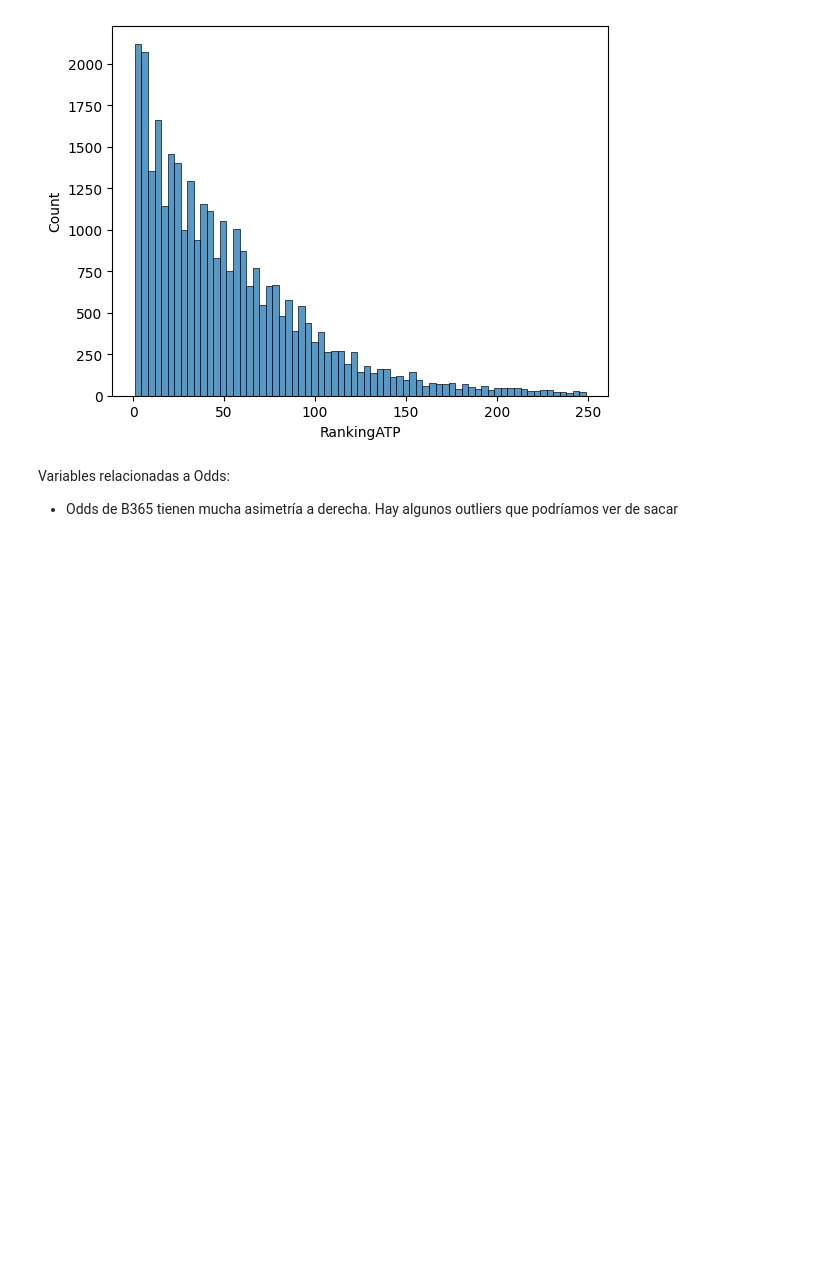
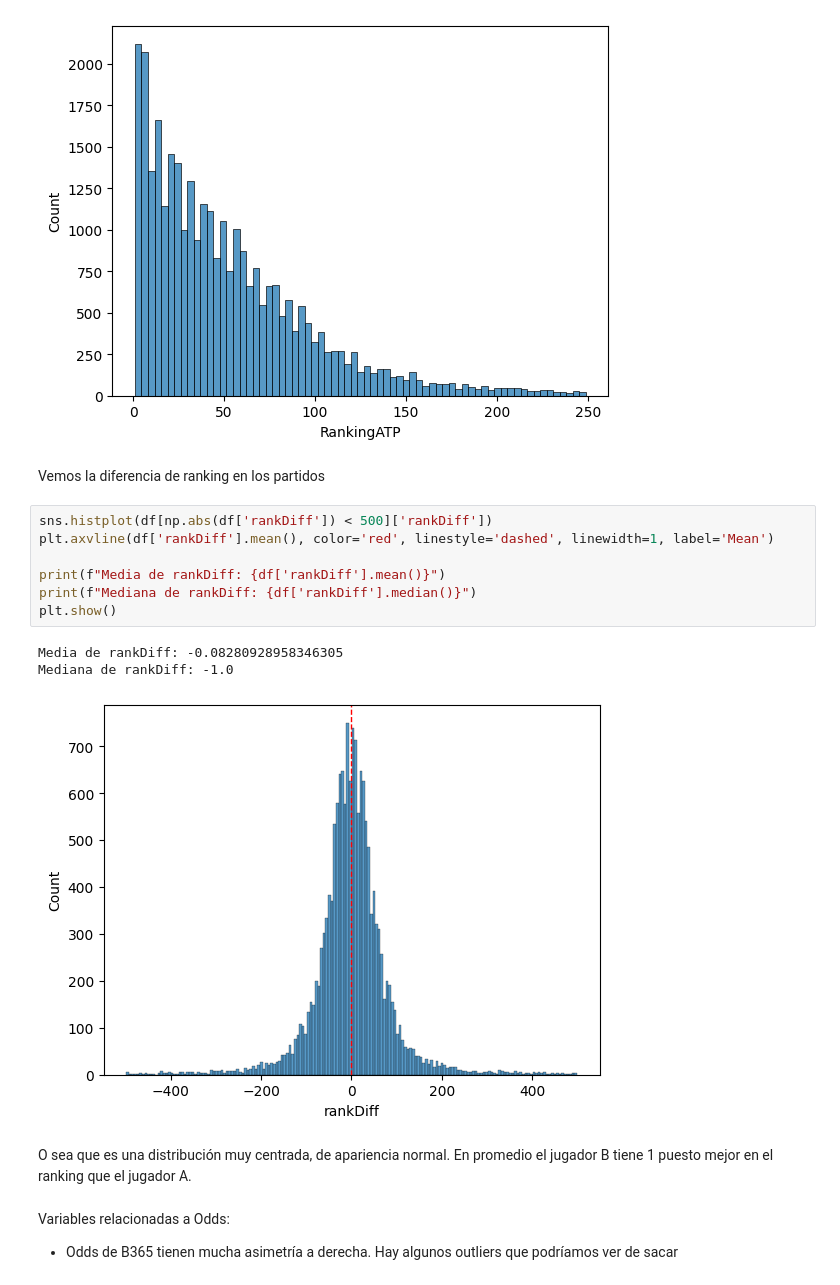
Before and after one commit to ichiP245/my-next-soderling, a Jupyter notebook: Notebooks/FullEDA.ipynb, the cells around one changed output. Cells and saved outputs as stored; diff of their text form; blank space fills up the shorter version.

```diff
--- a/Notebooks/FullEDA.ipynb
+++ b/Notebooks/FullEDA.ipynb
@@ -112,6 +115,21 @@ sns.histplot(rankATP[rankATP<250])
 plt.show()
 # %% [output]
 [figure]
+# %% [markdown]
+Vemos la diferencia de ranking en los partidos
+# %%
+sns.histplot(df[np.abs(df['rankDiff']) < 500]['rankDiff'])
+plt.axvline(df['rankDiff'].mean(), color='red', linestyle='dashed', linewidth=1, label='Mean')
+
+print(f"Media de rankDiff: {df['rankDiff'].mean()}")
+print(f"Mediana de rankDiff: {df['rankDiff'].median()}")
+plt.show()
+# %% [output]
+Media de rankDiff: -0.08280928958346305
+Mediana de rankDiff: -1.0
+[figure, added]
+# %% [markdown]
+O sea que es una distribución muy centrada, de apariencia normal. En promedio el jugador B tiene 1 puesto mejor en el ranking que el jugador A.
 # %% [markdown]
 Variables relacionadas a Odds:
 
```
Also changed, not shown: parts of 40 cells of this notebook, 1 other file.
